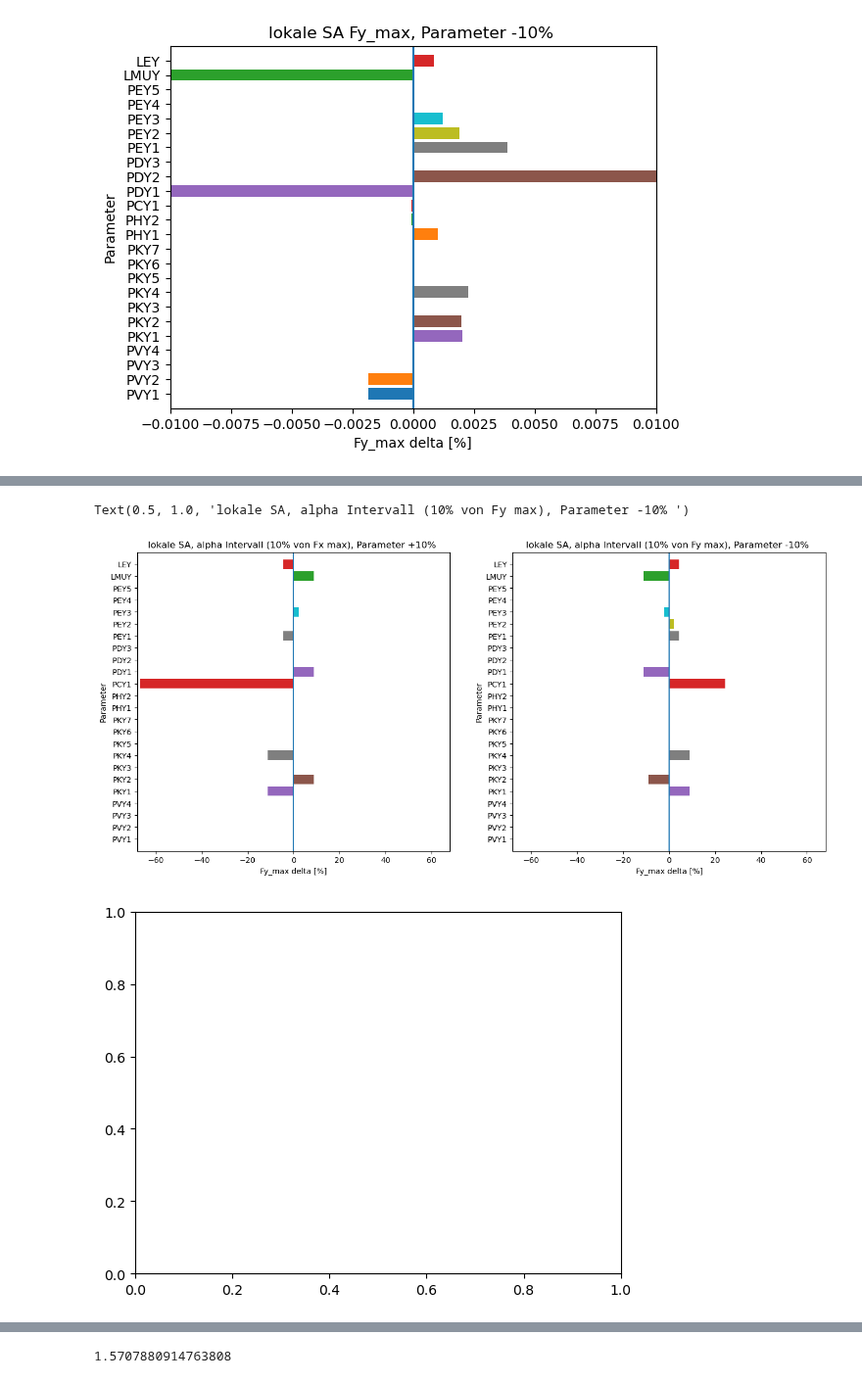
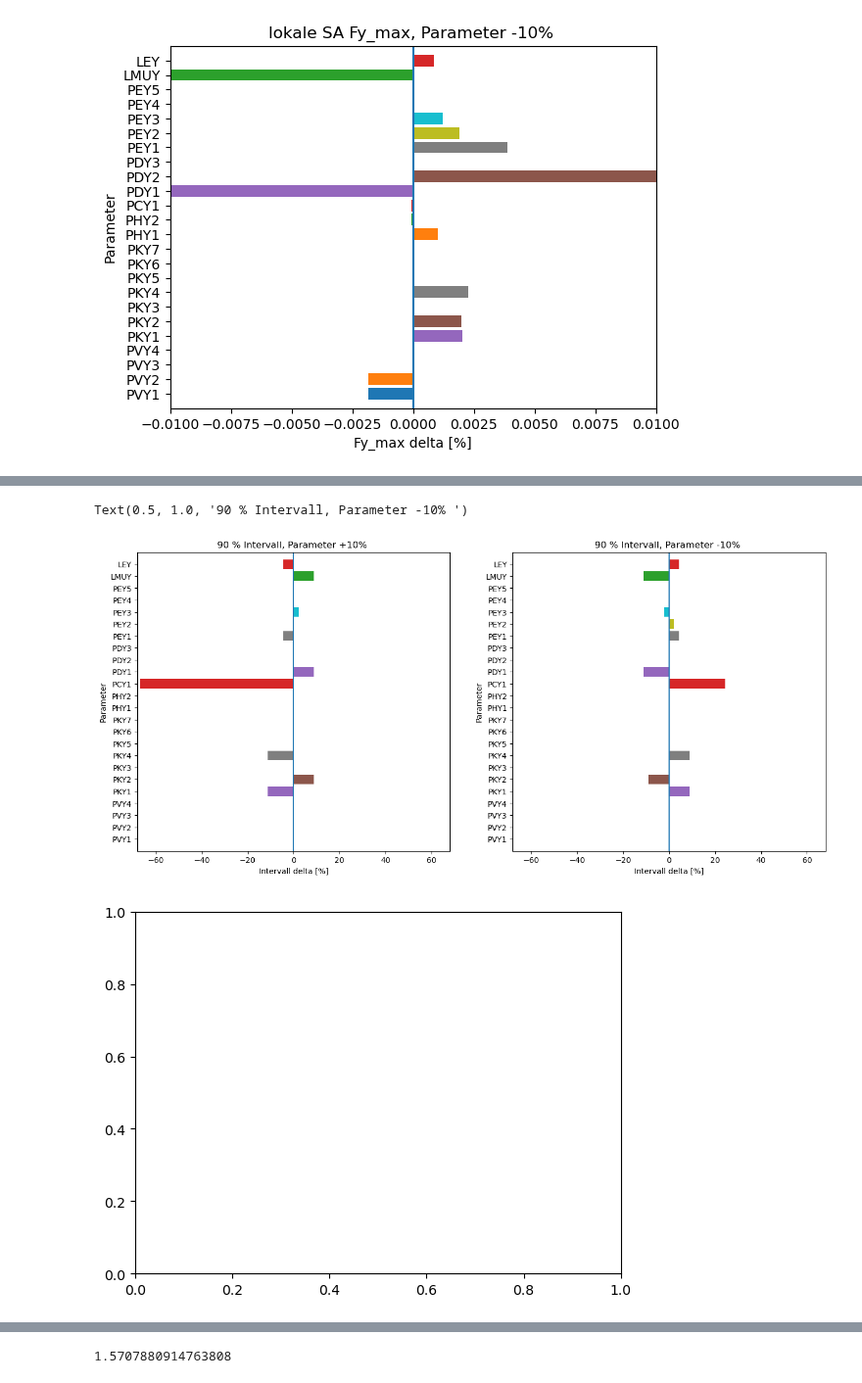
Before and after one commit to BenediktRuhland/SA-Tire-model, a Jupyter notebook: lokal SA/Pacejka 5.2 lokale SA Fy.ipynb, the cells around one changed output, grey strips where cells are left out. Shown at 98% size. Drawn from its saved outputs; the diff is of its cells as text; code cells hidden in the pictures.

```diff
--- a/lokal SA/Pacejka 5.2 lokale SA Fy.ipynb
+++ b/lokal SA/Pacejka 5.2 lokale SA Fy.ipynb
@@ -22,12 +22,12 @@ alpha=np.linspace(-0.3,0.3,i)
 IA=0
 Fz0=3114 #nominal load (z.b 80% von Fzmax)
 # %%
-Sy = np.linspace(-1,1,1000)
-params_Indy = [pa.PHX1, pa.PHX2, pa.PKX1, pa.PKX2, pa.PKX3, pa.PCX1, pa.PDX1, pa.PDX2, pa.PDX3, pa.PEX1, pa.PEX2, pa.PEX4, pa.PVX1, pa.PVX2, pa.LMUX, pa.LEX]
-F = pa52gl.Pacejka52_long(Sy,4000,3114, *params_Indy)[0]
-params_Indy_10=[pa.PHX1, pa.PHX2, pa.PKX1 *1.5, pa.PKX2, pa.PKX3, pa.PCX1, pa.PDX1, pa.PDX2, pa.PDX3, pa.PEX1, pa.PEX2, pa.PEX4, pa.PVX1, pa.PVX2, pa.LMUX, pa.LEX]
-F_10 =pa52gl.Pacejka52_long(Sy,4000,3114, *params_Indy_10)[0]
+#Sy = np.linspace(-1,1,1000)
+#params_Indy = [pa.PHX1, pa.PHX2, pa.PKX1, pa.PKX2, pa.PKX3, pa.PCX1, pa.PDX1, pa.PDX2, pa.PDX3, pa.PEX1, pa.PEX2, pa.PEX4, pa.PVX1, pa.PVX2, pa.LMUX, pa.LEX]
+#F = pa52gl.Pacejka52_long(Sy,4000,3114, *params_Indy)[0]
+#params_Indy_10=[pa.PHX1, pa.PHX2, pa.PKX1 *1.5, pa.PKX2, pa.PKX3, pa.PCX1, pa.PDX1, pa.PDX2, pa.PDX3, pa.PEX1, pa.PEX2, pa.PEX4, pa.PVX1, pa.PVX2, pa.LMUX, pa.LEX]
+#F_10 =pa52gl.Pacejka52_long(Sy,4000,3114, *params_Indy_10)[0]
 
 
-plt.plot(Sy,F)
-plt.plot(Sy,F_10,'r--')
+#plt.plot(Sy,F)
+#plt.plot(Sy,F_10,'r--')
@@ -324,39 +323,39 @@ for i in range(0,len(params)):
 
 
 #Plots params -10%
 fig, (ax1, ax2) = plt.subplots(1,2, figsize=(16,7))
 y_axis=('PVY1', 'PVY2', 'PVY3', 'PVY4', 'PKY1', 'PKY2', 'PKY3', 'PKY4', 'PKY5', 'PKY6', 'PKY7', 'PHY1', 'PHY2', 'PCY1', 'PDY1', 'PDY2', 'PDY3', 'PEY1', 'PEY2', 'PEY3', 'PEY4', 'PEY5', 'LMUY', 'LEY')
 y_pos=np.arange(len(y_axis))
 i=0
 for i in range(0,len(y_pos)):
     ax1.barh(y_pos[i],delta_neg[i])
 ax1.set_yticks(y_pos, labels=y_axis)
 ax1.set_xlim(-68,68)
 ax1.set_ylim(-1,len(y_axis))
 ax1.axvline(0, 0, 1)
-ax1.set_xlabel("Fy_max delta [%]")
+ax1.set_xlabel("Intervall delta [%]")
 ax1.set_ylabel("Parameter")
-ax1.set_title('lokale SA, alpha Intervall (10% von Fx max), Parameter +10% ')
+ax1.set_title('90 % Intervall, Parameter +10% ')
 
 #Plots params +10%
 fig, ax = plt.subplots()
 #print(delta_neg)
 y_axis=('PVY1', 'PVY2', 'PVY3', 'PVY4', 'PKY1', 'PKY2', 'PKY3', 'PKY4', 'PKY5', 'PKY6', 'PKY7', 'PHY1', 'PHY2', 'PCY1', 'PDY1', 'PDY2', 'PDY3', 'PEY1', 'PEY2', 'PEY3', 'PEY4', 'PEY5', 'LMUY', 'LEY')
 y_pos=np.arange(len(y_axis))
 
 i=0
 for i in range(0,len(y_pos)):
     ax2.barh(y_pos[i],delta_pos[i])
 ax2.set_yticks(y_pos, labels=y_axis)
 ax2.set_xlim(-68,68)
 ax2.set_ylim(-1,len(y_axis))
 ax2.axvline(0, 0, 1)
-ax2.set_xlabel("Fy_max delta [%]")
+ax2.set_xlabel("Intervall delta [%]")
 ax2.set_ylabel("Parameter")
-ax2.set_title('lokale SA, alpha Intervall (10% von Fy max), Parameter -10% ')
+ax2.set_title('90 % Intervall, Parameter -10% ')
 # %% [output]
-Text(0.5, 1.0, 'lokale SA, alpha Intervall (10% von Fy max), Parameter -10% ')
+Text(0.5, 1.0, '90 % Intervall, Parameter -10% ')
-[figure, old version]
+[figure, new version]
 [figure]
 # %%
 #Schräglaufsteifigkeit
```
Also changed, not shown: parts of 5 cells of this notebook, 9 other files.
